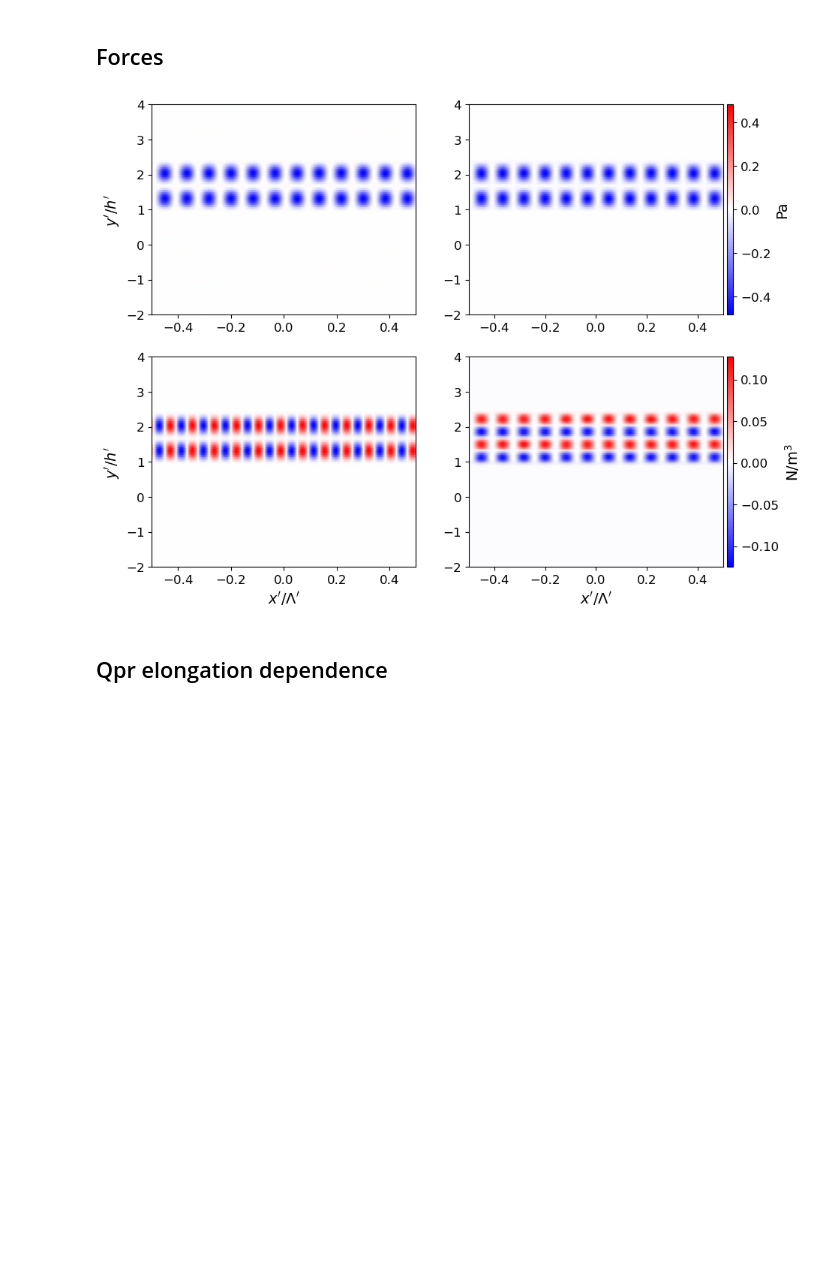
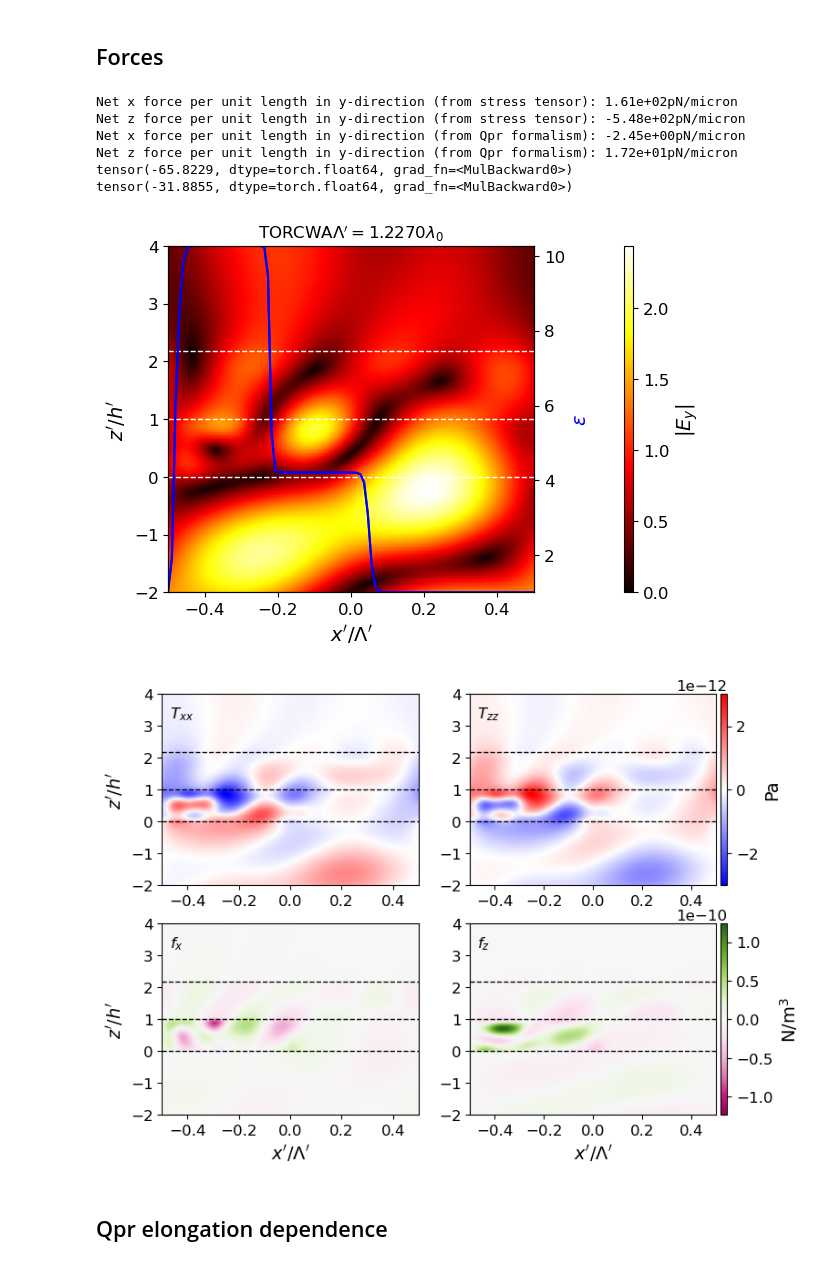
Before and after one commit to jadonylin/relativistic-lightsail-dynamics, a Jupyter notebook: Optimisation/run_parallel_extract.ipynb, the cells around one changed output. Cells and saved outputs as stored; diff of their text form; code cells hidden in the pictures; blank space fills up the shorter version.

Commit message:
Compare MSt forces to Qpr forces

```diff
--- a/Optimisation/run_parallel_extract.ipynb
+++ b/Optimisation/run_parallel_extract.ipynb
@@ -23,14 +23,14 @@ final_speed = 20.
 num_cores = 200
 maxtime = 1440
 
-runID = "Fkpr_unstablemonochrome_fixgaussian20_50GW"
+# runID = "Fkpr_unstablemonochrome_fixgaussian20_50GW"
 # runID = "Fasympmonochrome_fixgaussian20_50GW_nG30"
-# runID = f"Fasymp{int(final_speed)}_fixgaussian20_50GW"
+runID = f"Fasymp{int(final_speed)}_fixgaussian20_50GW"
 
 common_path = user_home_path_full / "Library/CloudStorage/OneDrive-TheUniversityofSydney(Students)/Doppler Damping - Jadon Lin/Documentation/Data/relativistic-lightsail-dynamics/Optimisation/Jadon's results"
-# custom_folder_path = f"Fasymp/final_speed{int(final_speed)}/maxtime{int(maxtime)}/{runID}"
+custom_folder_path = f"Fasymp/final_speed{int(final_speed)}/maxtime{int(maxtime)}/{runID}"
 # custom_folder_path = f"Fasymp/mono/maxtime{int(maxtime)}/{runID}"
-custom_folder_path = f"Fkpr_unstable/mono/maxtime{int(maxtime)}/{runID}"
+# custom_folder_path = f"Fkpr_unstable/mono/maxtime{int(maxtime)}/{runID}"
 fname_preamble = common_path / custom_folder_path
 
 # import pathlib
@@ -96,7 +96,7 @@ import gratings
 from twobox import TwoBox
 
 I0, L, m, c = parameters.Parameters()
-optimum_number = 1
+optimum_number = 0
 
 # wavelength_range = [1,1/D1_ND([final_speed/100,0])]
 wavelength_range = [0.999983,1.00002]
@@ -321,12 +321,46 @@ PDwavelength_fig.savefig(save_fname + f"/opt{optimum_number}_PD" + quantity + "w
 # %% [markdown]
 ## Forces
-# %%
-h = grating.to_numpy(grating.grating_depth)
-ys = np.linspace(-2*h, 4*h, 100)
-
-force_fig, force_ax = grating.show_forces(ys, show_eps_profile=False)
-# %% [output]
-[figure, removed]
+# %%
+import scipy
+
+e0 = scipy.constants.epsilon_0
+m0 = scipy.constants.mu_0
+
+h = grating.to_numpy(grating.grating_depth)
+zs = np.linspace(-2*h, 4*h, 100)
+
+grating.wavelength = 1.
+_, _ = grating.show_fields(zs, field_output="abs", show_eps_profile=True, show_layer_boundaries=True)
+force_fig, force_ax = grating.show_forces(zs, show_layer_boundaries=True)
+
+Txx, Tzz, force_x, force_z, net_force_x, net_force_z = grating.calculate_forces(zs)
+
+# Evaluate force per unit length from Qpr formalism
+# We set incident electric field amplitude in TORCWA to 1 (Lorentz-Heaviside units),
+# so the incident intensity is 1/2*sqrt(e0/m0)*sqrt(e0)^2 = 1/2*sqrt(e0/m0)*e0
+incident_intensity = 1/2*np.sqrt(e0/m0) * e0
+p = grating.grating_pitch
+net_force_x_Qpr = incident_intensity * p*1e-6 * grating.Q()[1]  # N/m
+net_force_z_Qpr = incident_intensity * p*1e-6 * grating.Q()[0]  # N/m
+
+scale_factor = 1e6*1e15  # Convert from N/m to pN/micron
+unit_label = "pN/micron"
+print(f"Net x force per unit length in y-direction (from stress tensor): {net_force_x*scale_factor:.2e}" + unit_label)
+print(f"Net z force per unit length in y-direction (from stress tensor): {net_force_z*scale_factor:.2e}" + unit_label)
+print(f"Net x force per unit length in y-direction (from Qpr formalism): {net_force_x_Qpr*scale_factor:.2e}" + unit_label)
+print(f"Net z force per unit length in y-direction (from Qpr formalism): {net_force_z_Qpr*scale_factor:.2e}" + unit_label)
+
+print(net_force_x/net_force_x_Qpr)
+print(net_force_z/net_force_z_Qpr)
+# %% [output]
+Net x force per unit length in y-direction (from stress tensor): 1.61e+02pN/micron
+Net z force per unit length in y-direction (from stress tensor): -5.48e+02pN/micron
+Net x force per unit length in y-direction (from Qpr formalism): -2.45e+00pN/micron
+Net z force per unit length in y-direction (from Qpr formalism): 1.72e+01pN/micron
+tensor(-65.8229, dtype=torch.float64, grad_fn=<MulBackward0>)
+tensor(-31.8855, dtype=torch.float64, grad_fn=<MulBackward0>)
+[figure, added]
+[figure, added]
 # %% [markdown]
 ## Qpr elongation dependence
 # %% [markdown]
```
Also changed, not shown: parts of 5 cells of this notebook.
